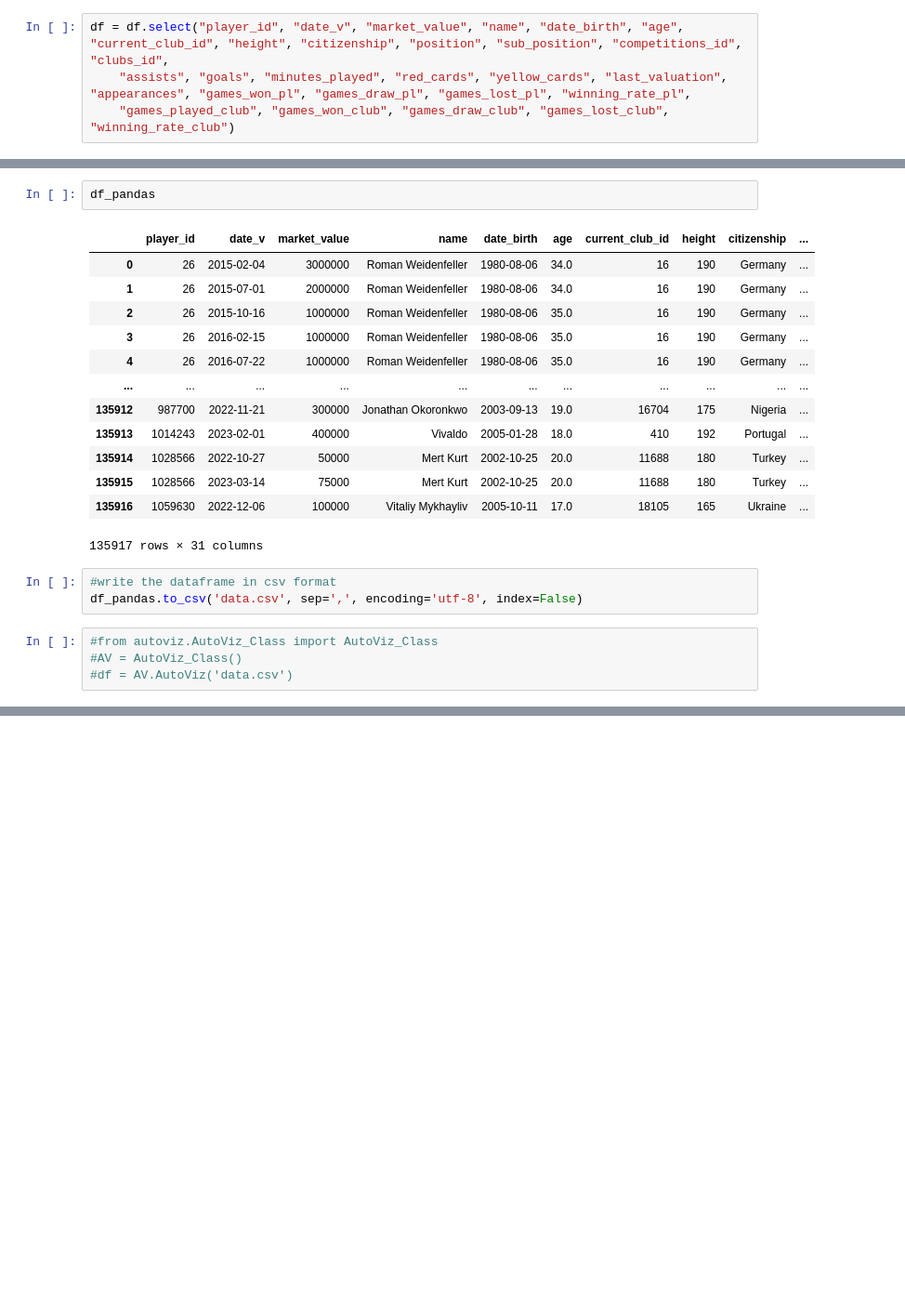
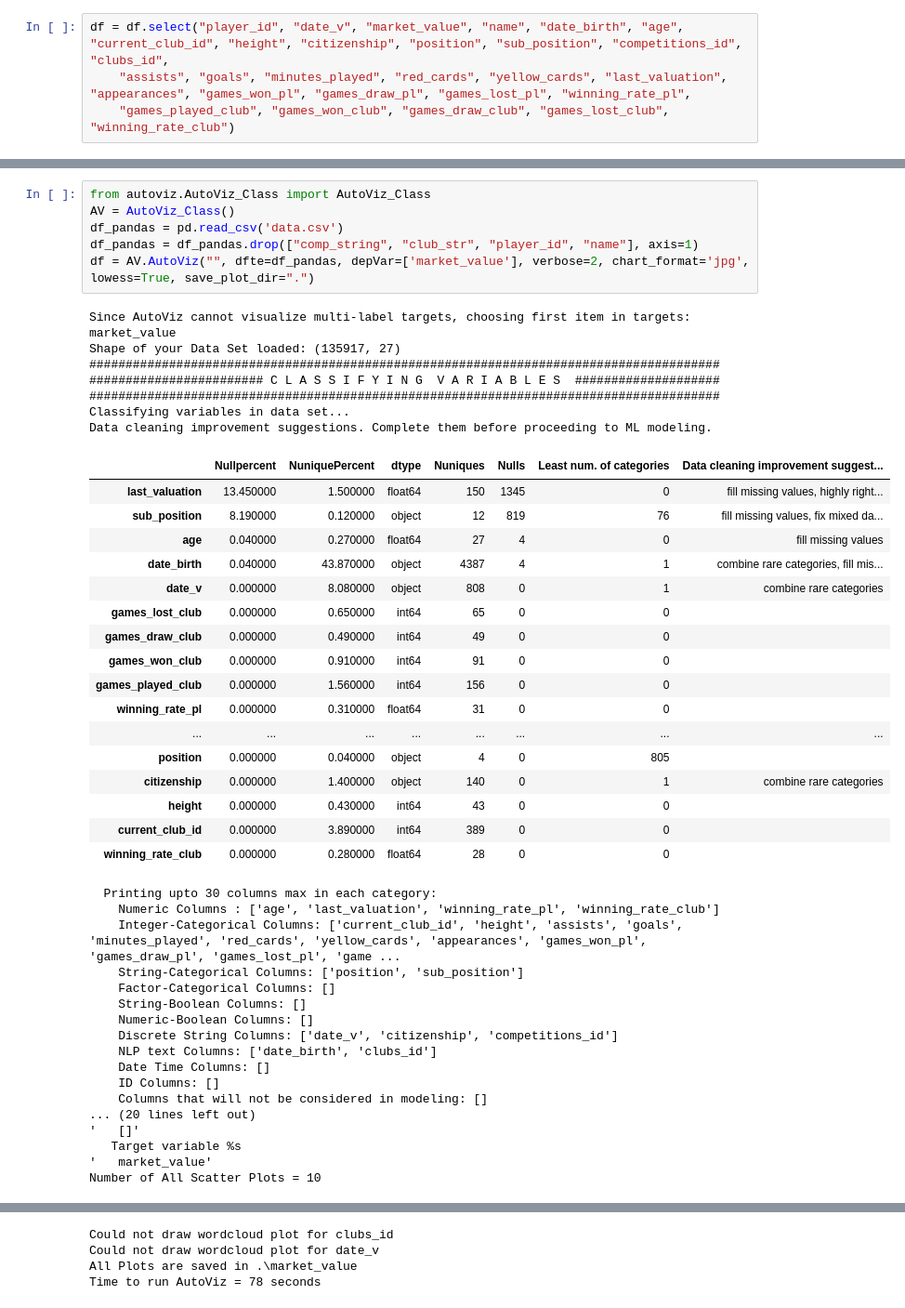
Before and after one commit to MarcoGuarino/Player-Valuation-Forecasting-and-Talent-Scouting, a Jupyter notebook: pre_processing.ipynb, the cells around one changed output, grey strips where cells are left out. Shown at 93% size. Saved outputs shown, nothing was run; the diff lists cells and outputs as text; blank space fills up the shorter version.

Commit message:
start encoding

```diff
--- a/pre_processing.ipynb
+++ b/pre_processing.ipynb
@@ -292,23 +253,48 @@ memory usage: 30.1+ MB
-# %%
-df_pandas
-# %% [output]
-|  | player_id | date_v | market_value | name | date_birth | age | current_club_id | height | citizenship | ... |
-| 0 | 26 | 2015-02-04 | 3000000 | Roman Weidenfeller | 1980-08-06 | 34.0 | 16 | 190 | Germany | ... |
-| 1 | 26 | 2015-07-01 | 2000000 | Roman Weidenfeller | 1980-08-06 | 34.0 | 16 | 190 | Germany | ... |
-| 2 | 26 | 2015-10-16 | 1000000 | Roman Weidenfeller | 1980-08-06 | 35.0 | 16 | 190 | Germany | ... |
-| 3 | 26 | 2016-02-15 | 1000000 | Roman Weidenfeller | 1980-08-06 | 35.0 | 16 | 190 | Germany | ... |
-| 4 | 26 | 2016-07-22 | 1000000 | Roman Weidenfeller | 1980-08-06 | 35.0 | 16 | 190 | Germany | ... |
-| ... | ... | ... | ... | ... | ... | ... | ... | ... | ... | ... |
-| 135912 | 987700 | 2022-11-21 | 300000 | Jonathan Okoronkwo | 2003-09-13 | 19.0 | 16704 | 175 | Nigeria | ... |
-| 135913 | 1014243 | 2023-02-01 | 400000 | Vivaldo | 2005-01-28 | 18.0 | 410 | 192 | Portugal | ... |
-| 135914 | 1028566 | 2022-10-27 | 50000 | Mert Kurt | 2002-10-25 | 20.0 | 11688 | 180 | Turkey | ... |
-| 135915 | 1028566 | 2023-03-14 | 75000 | Mert Kurt | 2002-10-25 | 20.0 | 11688 | 180 | Turkey | ... |
-| 135916 | 1059630 | 2022-12-06 | 100000 | Vitaliy Mykhayliv | 2005-10-11 | 17.0 | 18105 | 165 | Ukraine | ... |
-135917 rows × 31 columns
-# %%
-#write the dataframe in csv format
-df_pandas.to_csv('data.csv', sep=',', encoding='utf-8', index=False)
-# %%
-#from autoviz.AutoViz_Class import AutoViz_Class
-#AV = AutoViz_Class()
-#df = AV.AutoViz('data.csv')
+# %%
+from autoviz.AutoViz_Class import AutoViz_Class
+AV = AutoViz_Class()
+df_pandas = pd.read_csv('data.csv')
+df_pandas = df_pandas.drop(["comp_string", "club_str", "player_id", "name"], axis=1)
+df = AV.AutoViz("", dfte=df_pandas, depVar=['market_value'], verbose=2, chart_format='jpg', lowess=True, save_plot_dir=".")
+# %% [output]
+Since AutoViz cannot visualize multi-label targets, choosing first item in targets: market_value
+Shape of your Data Set loaded: (135917, 27)
+#######################################################################################
+######################## C L A S S I F Y I N G  V A R I A B L E S  ####################
+#######################################################################################
+Classifying variables in data set...
+Data cleaning improvement suggestions. Complete them before proceeding to ML modeling.
+|  | Nullpercent | NuniquePercent | dtype | Nuniques | Nulls | Least num. of categories | Data cleaning improvement suggest... |
+| last_valuation | 13.450000 | 1.500000 | float64 | 150 | 1345 | 0 | fill missing values, highly right... |
+| sub_position | 8.190000 | 0.120000 | object | 12 | 819 | 76 | fill missing values, fix mixed da... |
+| age | 0.040000 | 0.270000 | float64 | 27 | 4 | 0 | fill missing values |
+| date_birth | 0.040000 | 43.870000 | object | 4387 | 4 | 1 | combine rare categories, fill mis... |
+| date_v | 0.000000 | 8.080000 | object | 808 | 0 | 1 | combine rare categories |
+| games_lost_club | 0.000000 | 0.650000 | int64 | 65 | 0 | 0 |  |
+| games_draw_club | 0.000000 | 0.490000 | int64 | 49 | 0 | 0 |  |
+| games_won_club | 0.000000 | 0.910000 | int64 | 91 | 0 | 0 |  |
+| games_played_club | 0.000000 | 1.560000 | int64 | 156 | 0 | 0 |  |
+| winning_rate_pl | 0.000000 | 0.310000 | float64 | 31 | 0 | 0 |  |
+| ... | ... | ... | ... | ... | ... | ... | ... |
+| position | 0.000000 | 0.040000 | object | 4 | 0 | 805 |  |
+| citizenship | 0.000000 | 1.400000 | object | 140 | 0 | 1 | combine rare categories |
+| height | 0.000000 | 0.430000 | int64 | 43 | 0 | 0 |  |
+| current_club_id | 0.000000 | 3.890000 | int64 | 389 | 0 | 0 |  |
+| winning_rate_club | 0.000000 | 0.280000 | float64 | 28 | 0 | 0 |  |
+  Printing upto 30 columns max in each category:
+    Numeric Columns : ['age', 'last_valuation', 'winning_rate_pl', 'winning_rate_club']
+    Integer-Categorical Columns: ['current_club_id', 'height', 'assists', 'goals', 'minutes_played', 'red_cards', 'yellow_cards', 'appearances', 'games_won_pl', 'games_draw_pl', 'games_lost_pl', 'game ...
+    String-Categorical Columns: ['position', 'sub_position']
+    Factor-Categorical Columns: []
+    String-Boolean Columns: []
+    Numeric-Boolean Columns: []
+    Discrete String Columns: ['date_v', 'citizenship', 'competitions_id']
+    NLP text Columns: ['date_birth', 'clubs_id']
+    Date Time Columns: []
+    ID Columns: []
+    Columns that will not be considered in modeling: []
+... (20 lines left out)
+'   []'
+   Target variable %s
+'   market_value'
+Number of All Scatter Plots = 10
@@ -314,0 +318,4 @@ df_pandas.to_csv('data.csv', sep=',', encoding='utf-8', index=False)
+Could not draw wordcloud plot for clubs_id
+Could not draw wordcloud plot for date_v
+All Plots are saved in .\market_value
+Time to run AutoViz = 78 seconds
```
Also changed, not shown: parts of 9 cells of this notebook, 1 other file.
